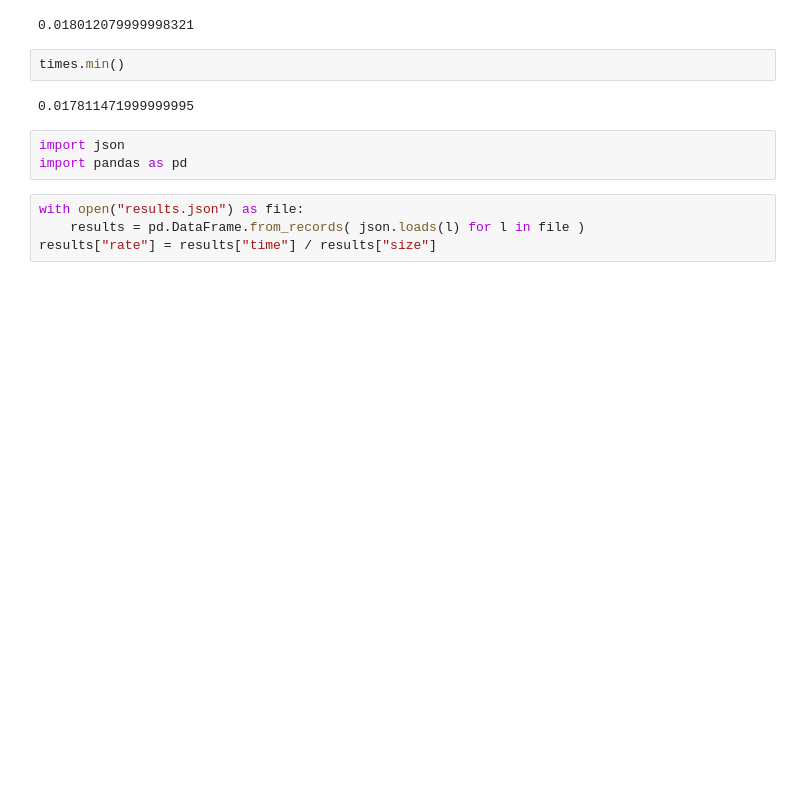
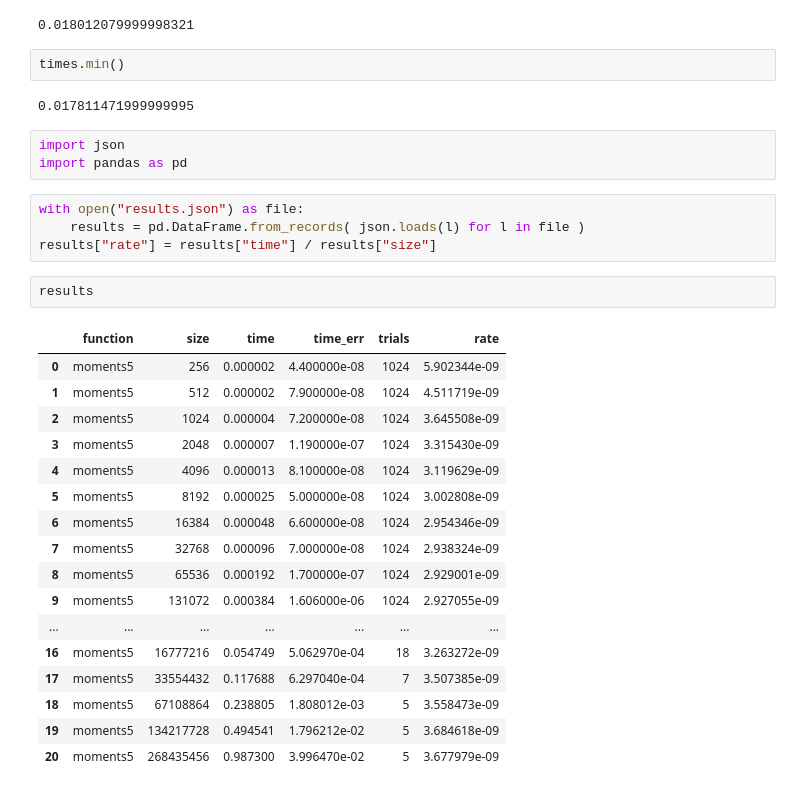
Before and after one commit to alexhsamuel/jsdata, a Jupyter notebook: basic function timings.ipynb, the cells around one changed output. Saved outputs shown, nothing was run; the diff lists cells and outputs as text; blank space fills up the shorter version.

```diff
--- a/basic function timings.ipynb
+++ b/basic function timings.ipynb
@@ -29,4 +29,24 @@ import pandas as pd
 with open("results.json") as file:
     results = pd.DataFrame.from_records( json.loads(l) for l in file )
 results["rate"] = results["time"] / results["size"]
+# %%
+results
+# %% [output]
+|  | function | size | time | time_err | trials | rate |
+| 0 | moments5 | 256 | 0.000002 | 4.400000e-08 | 1024 | 5.902344e-09 |
+| 1 | moments5 | 512 | 0.000002 | 7.900000e-08 | 1024 | 4.511719e-09 |
+| 2 | moments5 | 1024 | 0.000004 | 7.200000e-08 | 1024 | 3.645508e-09 |
+| 3 | moments5 | 2048 | 0.000007 | 1.190000e-07 | 1024 | 3.315430e-09 |
+| 4 | moments5 | 4096 | 0.000013 | 8.100000e-08 | 1024 | 3.119629e-09 |
+| 5 | moments5 | 8192 | 0.000025 | 5.000000e-08 | 1024 | 3.002808e-09 |
+| 6 | moments5 | 16384 | 0.000048 | 6.600000e-08 | 1024 | 2.954346e-09 |
+| 7 | moments5 | 32768 | 0.000096 | 7.000000e-08 | 1024 | 2.938324e-09 |
+| 8 | moments5 | 65536 | 0.000192 | 1.700000e-07 | 1024 | 2.929001e-09 |
+| 9 | moments5 | 131072 | 0.000384 | 1.606000e-06 | 1024 | 2.927055e-09 |
+| ... | ... | ... | ... | ... | ... | ... |
+| 16 | moments5 | 16777216 | 0.054749 | 5.062970e-04 | 18 | 3.263272e-09 |
+| 17 | moments5 | 33554432 | 0.117688 | 6.297040e-04 | 7 | 3.507385e-09 |
+| 18 | moments5 | 67108864 | 0.238805 | 1.808012e-03 | 5 | 3.558473e-09 |
+| 19 | moments5 | 134217728 | 0.494541 | 1.796212e-02 | 5 | 3.684618e-09 |
+| 20 | moments5 | 268435456 | 0.987300 | 3.996470e-02 | 5 | 3.677979e-09 |
 # %%
```
Also changed, not shown: parts of 1 cell of this notebook, 1 other file.
